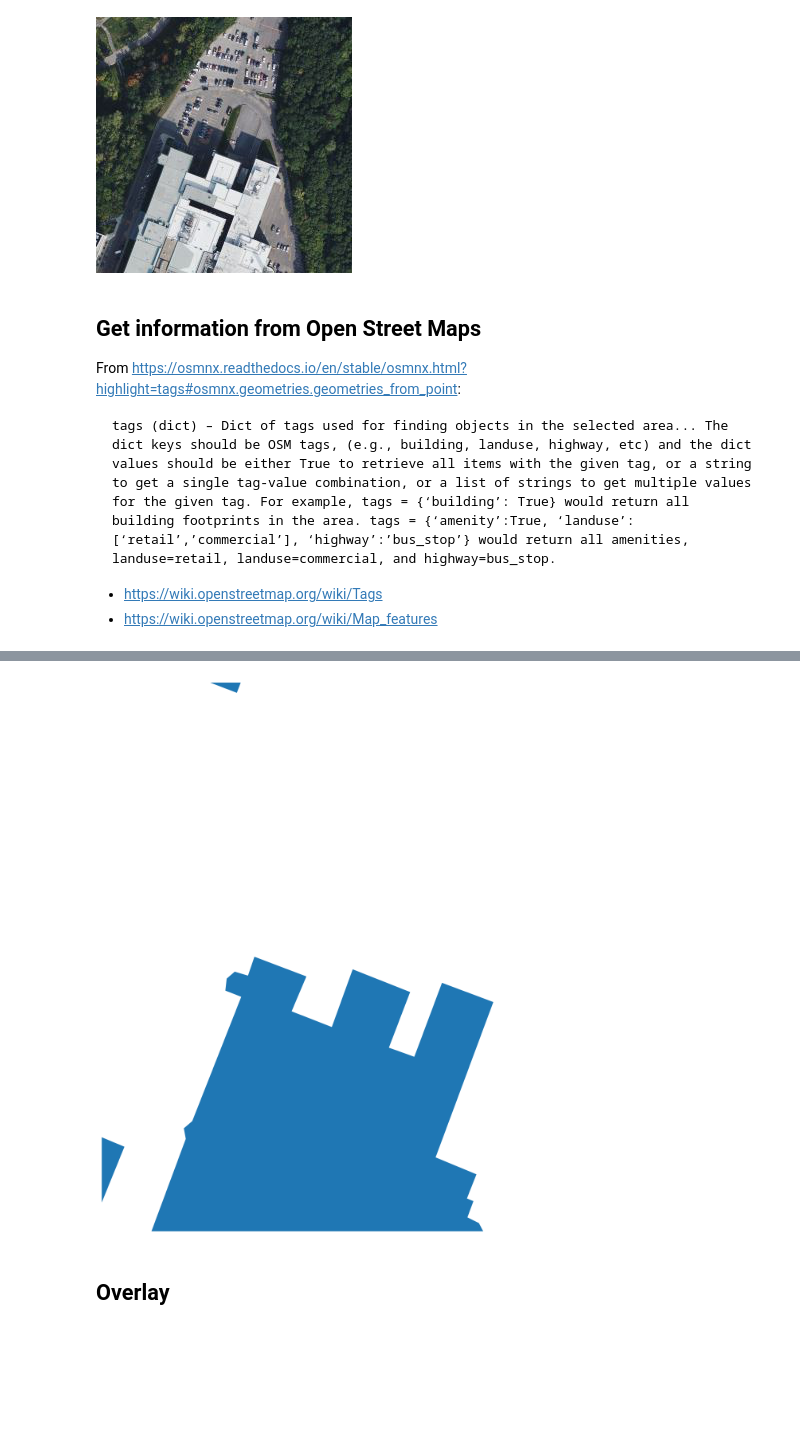
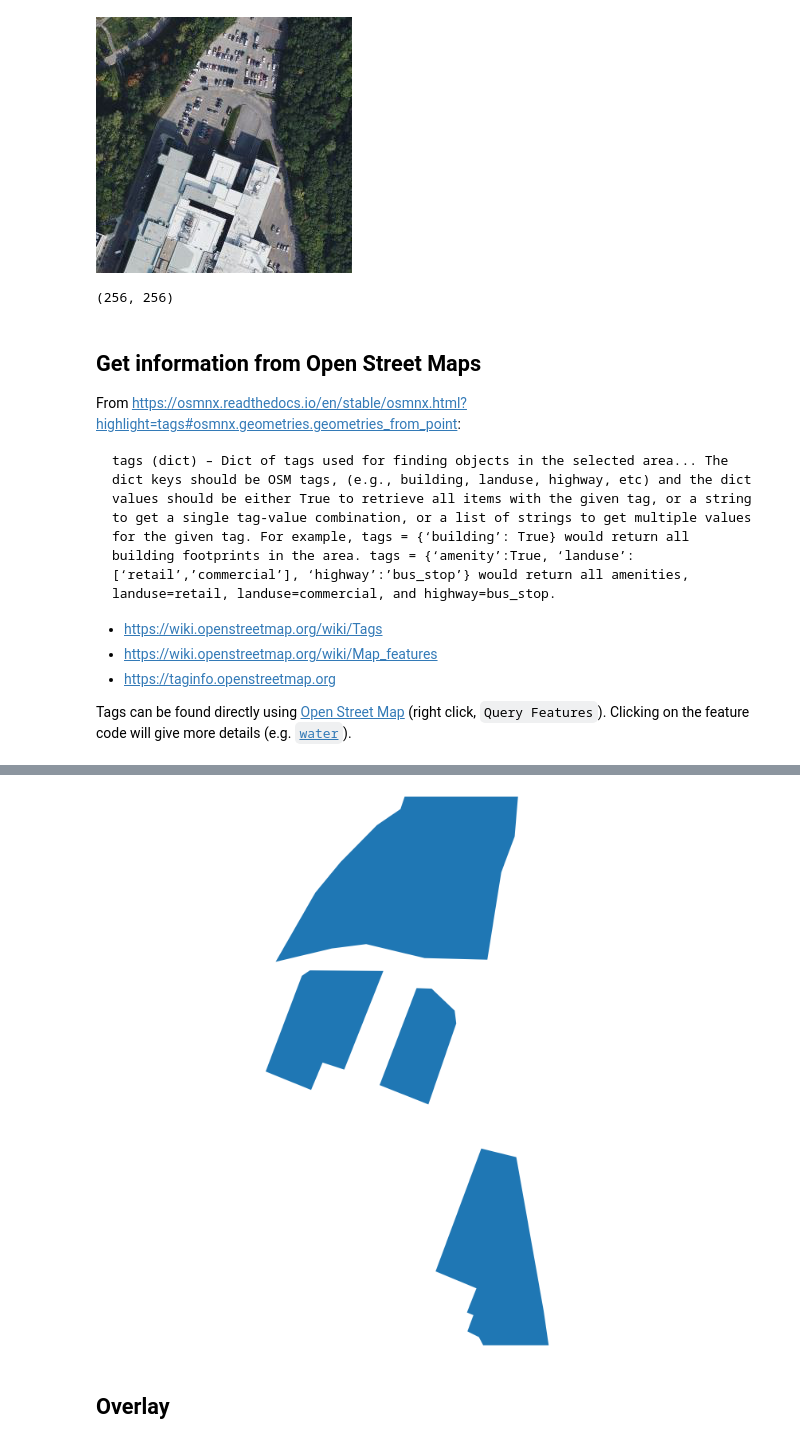
Before and after one commit to ricardodeazambuja/map-annotator, a Jupyter notebook: Getting tiles and masks.ipynb, the cells around one changed output, grey strips where cells are left out. Saved outputs shown, nothing was run; the diff lists cells and outputs as text; code cells hidden in the pictures; blank space fills up the shorter version.

```diff
--- a/Getting tiles and masks.ipynb
+++ b/Getting tiles and masks.ipynb
@@ -61,6 +62,10 @@ tile = Image.open(BytesIO(imgstr))
 tile
 # %% [output]
 [figure]
+# %%
+tile.size
+# %% [output]
+(256, 256)
 # %% [markdown]
 ## Get information from Open Street Maps
 
@@ -71,6 +76,9 @@ tags (dict) – Dict of tags used for finding objects in the selected area... Th
 
 * https://wiki.openstreetmap.org/wiki/Tags
 * https://wiki.openstreetmap.org/wiki/Map_features
+* https://taginfo.openstreetmap.org
+
+Tags can be found directly using [Open Street Map](https://www.openstreetmap.org/) (right click, `Query Features`). Clicking on the feature code will give more details (e.g. [`water`](https://wiki.openstreetmap.org/wiki/Tag:natural=water?uselang=en-CA)).
 # %%
 ox.settings.useful_tags_way
 # %% [output]
@@ -91,7 +99,10 @@ ox.settings.useful_tags_way
  'junction']
 # %%
 # tags = {'natural': True}
-tags = {'building': True}
+# tags = {'natural': 'water'}
+# tags = {'building': True}
+tags = {'amenity': 'parking'}
+# tags = {'highway': True}
 latitudeDegrees = polymtl['lat']
 dist = h_dist(latitudeDegrees, altitudeMeters)
 buildings = ox.geometries_from_point((polymtl['lat'], polymtl['lon']), tags, dist=dist)
@@ -99,16 +110,19 @@ buildings = ox.geometries_from_point((polymtl['lat'], polymtl['lon']), tags, dis
 minx, miny, maxx, maxy  = mc.bounds(mc.tile(polymtl['lon'], polymtl['lat'], zoomLevel, truncate=False))
 buildings = gpd.clip(buildings, (minx, miny, maxx, maxy))
 # %%
-fig, axs = plt.subplots(1, 1, figsize=(10,10))
-fig.tight_layout(pad=0)
-buildings.plot(ax=axs)
-axs.margins(0)
-# axs.margins(x=0,y=0)
-axs.set_xlim(minx, maxx)
-axs.set_ylim(miny, maxy)
-axs.set_axis_off()
+if not buildings.geometry.empty:
+    fig, axs = plt.subplots(1, 1, figsize=(10,10))
+    fig.tight_layout(pad=0)
+    buildings.plot(ax=axs)
+    axs.margins(0)
+    # axs.margins(x=0,y=0)
+    axs.set_xlim(minx, maxx)
+    axs.set_ylim(miny, maxy)
+    axs.set_axis_off()
+else:
+    print("Empty!")
 # %% [output]
-[figure, old version]
+[figure, new version]
 # %% [markdown]
 ## Overlay
 # %%
```
Also changed, not shown: parts of 8 cells of this notebook, 1 other file.
